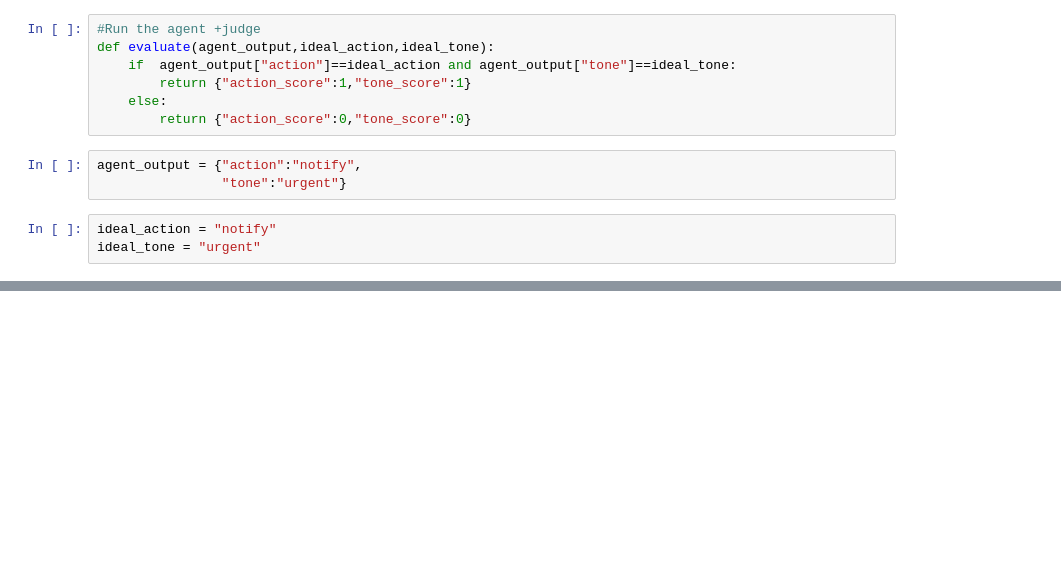
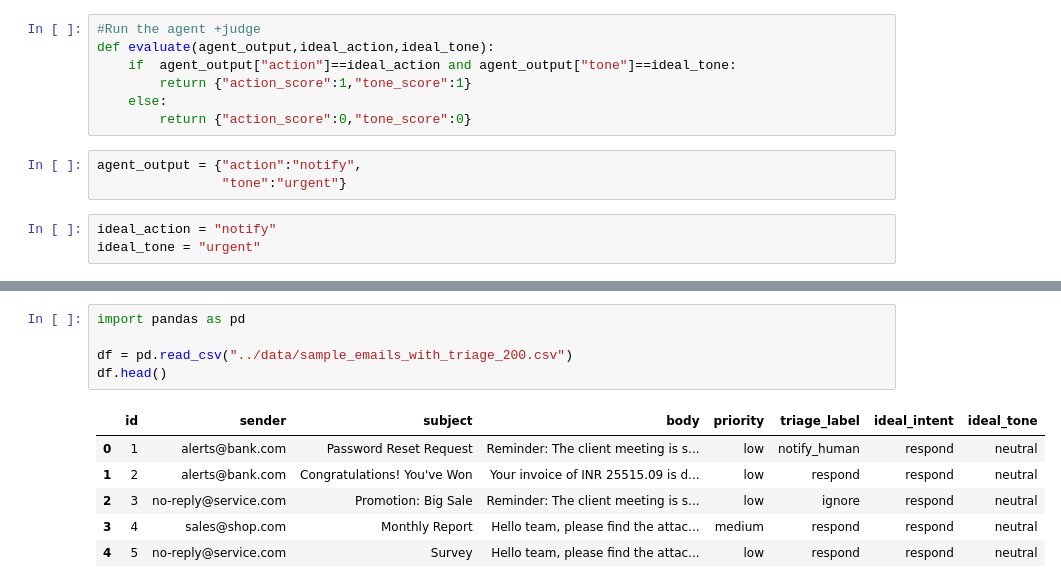
Before and after one commit to springboardmentor74219x/infosys-langgraph-email-assistant-group2, a Jupyter notebook: notebook/milestone2_evaluation.ipynb, the cells around one changed output, grey strips where cells are left out. Saved outputs shown, nothing was run; the diff lists cells and outputs as text; blank space fills up the shorter version.

```diff
--- a/notebook/milestone2_evaluation.ipynb
+++ b/notebook/milestone2_evaluation.ipynb
@@ -201,2 +201,14 @@ scores
 # %% [output]
 {'action_score': 1, 'tone_score': 1}
+# %%
+import pandas as pd
+
+df = pd.read_csv("../data/sample_emails_with_triage_200.csv")
+df.head()
+# %% [output]
+|  | id | sender | subject | body | priority | triage_label | ideal_intent | ideal_tone |
+| 0 | 1 | alerts@bank.com | Password Reset Request | Reminder: The client meeting is s... | low | notify_human | respond | neutral |
+| 1 | 2 | alerts@bank.com | Congratulations! You've Won | Your invoice of INR 25515.09 is d... | low | respond | respond | neutral |
+| 2 | 3 | no-reply@service.com | Promotion: Big Sale | Reminder: The client meeting is s... | low | ignore | respond | neutral |
+| 3 | 4 | sales@shop.com | Monthly Report | Hello team, please find the attac... | medium | respond | respond | neutral |
+| 4 | 5 | no-reply@service.com | Survey | Hello team, please find the attac... | low | respond | respond | neutral |
```
Also changed, not shown: parts of 10 cells of this notebook, 2 other files.
